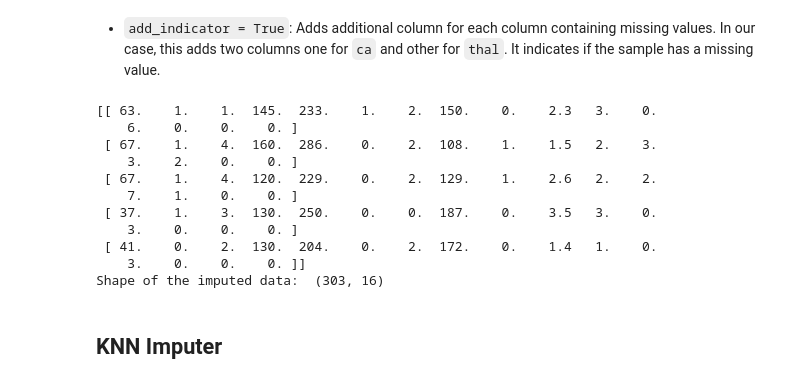
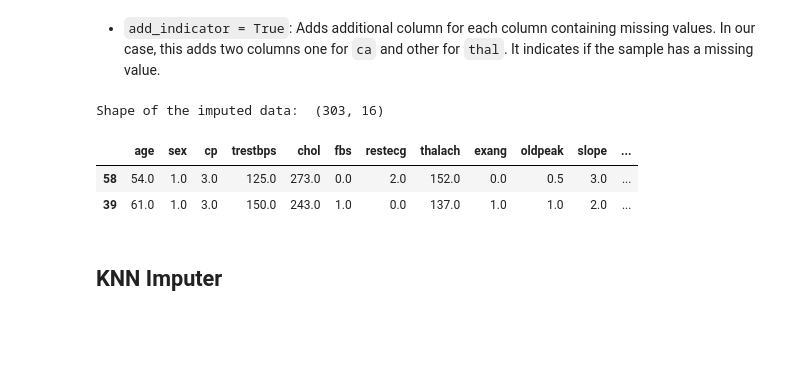
Before and after one commit to 23f2005522/MLP, a Jupyter notebook: ProfessorCollabs/week2/3__MLP Data preprocessing Part 1.ipynb, the cells around one changed output. Saved outputs shown, nothing was run; the diff lists cells and outputs as text; code cells hidden in the pictures; blank space fills up the shorter version.

```diff
--- a/ProfessorCollabs/week2/3__MLP Data preprocessing Part 1.ipynb
+++ b/ProfessorCollabs/week2/3__MLP Data preprocessing Part 1.ipynb
@@ -385,23 +337,19 @@ Shape of the imputed data:  (303, 14)
 * `add_indicator = True`: Adds additional column for each column containing missing values. In our case, this adds two columns one for `ca` and other for `thal`.  It indicates if the sample has a missing value.
 # %%
 imputer = SimpleImputer(missing_values = np.nan, strategy ='mean',
-                        add_indicator=True)
+                        add_indicator=True).set_output(transform="pandas")
 imputer = imputer.fit(heart_data)
 heart_data_imputed_with_indicator = imputer.transform(heart_data)
-print(heart_data_imputed_with_indicator[0:5])
+
 print ("Shape of the imputed data: ", heart_data_imputed_with_indicator.shape)
 # %% [output]
-[[ 63.    1.    1.  145.  233.    1.    2.  150.    0.    2.3   3.    0.
-    6.    0.    0.    0. ]
- [ 67.    1.    4.  160.  286.    0.    2.  108.    1.    1.5   2.    3.
-    3.    2.    0.    0. ]
- [ 67.    1.    4.  120.  229.    0.    2.  129.    1.    2.6   2.    2.
-    7.    1.    0.    0. ]
- [ 37.    1.    3.  130.  250.    0.    0.  187.    0.    3.5   3.    0.
-    3.    0.    0.    0. ]
- [ 41.    0.    2.  130.  204.    0.    2.  172.    0.    1.4   1.    0.
-    3.    0.    0.    0. ]]
 Shape of the imputed data:  (303, 16)
+# %%
+heart_data_imputed_with_indicator.sample(2)
+# %% [output]
+|  | age | sex | cp | trestbps | chol | fbs | restecg | thalach | exang | oldpeak | slope | ... |
+| 58 | 54.0 | 1.0 | 3.0 | 125.0 | 273.0 | 0.0 | 2.0 | 152.0 | 0.0 | 0.5 | 3.0 | ... |
+| 39 | 61.0 | 1.0 | 3.0 | 150.0 | 243.0 | 1.0 | 0.0 | 137.0 | 1.0 | 1.0 | 2.0 | ... |
 # %% [markdown]
 ## KNN Imputer
 # %% [markdown]
```
Also changed, not shown: parts of 35 cells of this notebook, 2 other files.
